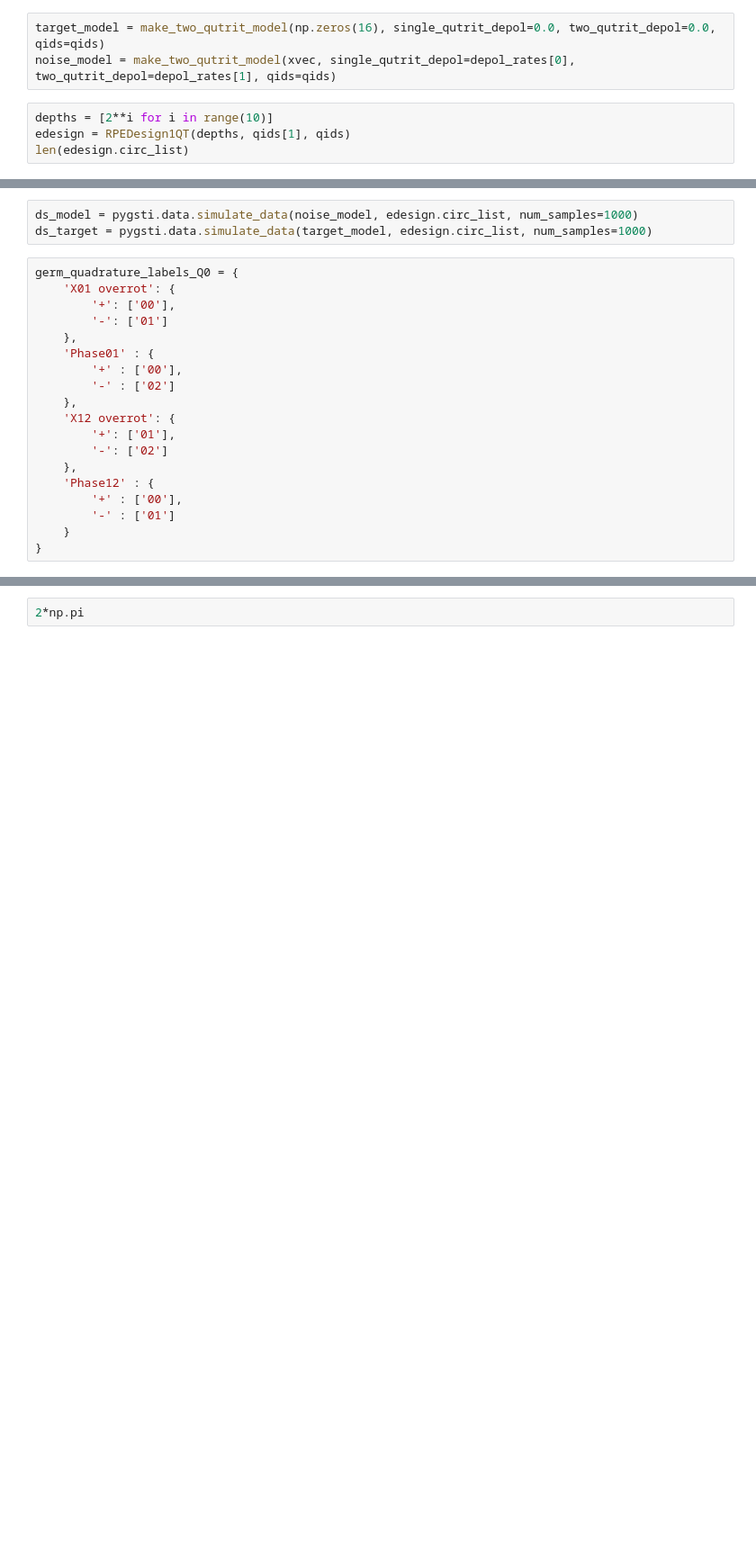
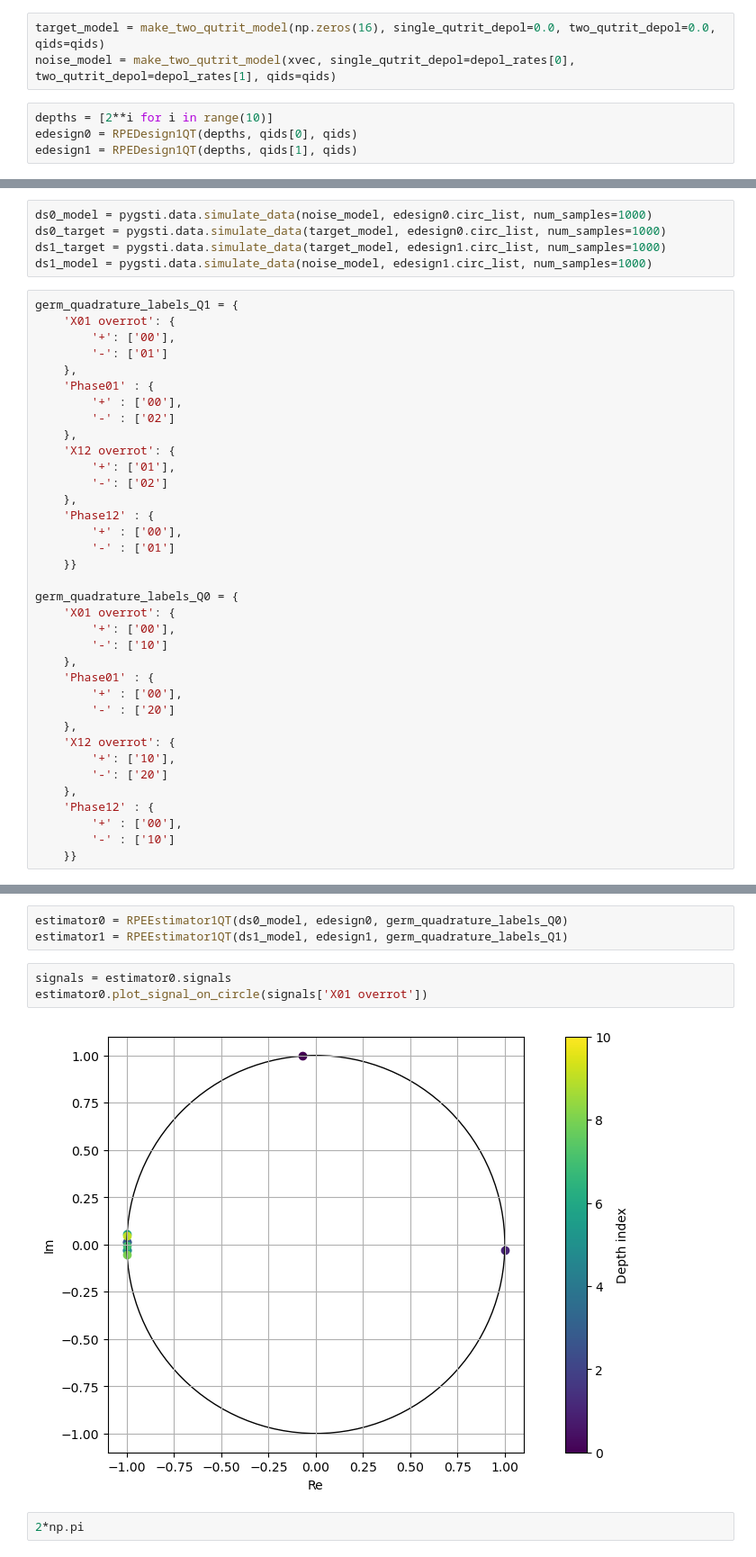
Before and after one commit to jpmarceaux/QutritRPE, a Jupyter notebook: qutrit_rpe.ipynb, the cells around one changed output, grey strips where cells are left out. Shown: that part at 90% size. Cells and saved outputs as stored; diff of their text form; blank space fills up the shorter version.

```diff
--- a/qutrit_rpe.ipynb
+++ b/qutrit_rpe.ipynb
@@ -75,5 +34,5 @@ target_model = make_two_qutrit_model(np.zeros(16), single_qutrit_depol=0.0, two_
 noise_model = make_two_qutrit_model(xvec, single_qutrit_depol=depol_rates[0], two_qutrit_depol=depol_rates[1], qids=qids)
 # %%
 depths = [2**i for i in range(10)]
-edesign = RPEDesign1QT(depths, qids[1], qids)
-len(edesign.circ_list)
+edesign0 = RPEDesign1QT(depths, qids[0], qids)
+edesign1 = RPEDesign1QT(depths, qids[1], qids)
@@ -87,8 +39,10 @@ circ = make_rpe_circuit(gX12(qid), prep, meas, 1, qids)
 # %%
-ds_model = pygsti.data.simulate_data(noise_model, edesign.circ_list, num_samples=1000)
-ds_target = pygsti.data.simulate_data(target_model, edesign.circ_list, num_samples=1000)
+ds0_model = pygsti.data.simulate_data(noise_model, edesign0.circ_list, num_samples=1000)
+ds0_target = pygsti.data.simulate_data(target_model, edesign0.circ_list, num_samples=1000)
+ds1_target = pygsti.data.simulate_data(target_model, edesign1.circ_list, num_samples=1000)
+ds1_model = pygsti.data.simulate_data(noise_model, edesign1.circ_list, num_samples=1000)
 # %%
-germ_quadrature_labels_Q0 = {
+germ_quadrature_labels_Q1 = {
     'X01 overrot': {
         '+': ['00'],
         '-': ['01']
@@ -104,5 +58,22 @@ germ_quadrature_labels_Q0 = {
     'Phase12' : {
         '+' : ['00'],
         '-' : ['01']
-    }
-}
+    }}
+
+germ_quadrature_labels_Q0 = {
+    'X01 overrot': {
+        '+': ['00'],
+        '-': ['10']
+    },
+    'Phase01' : {
+        '+' : ['00'],
+        '-' : ['20']
+    },
+    'X12 overrot': {
+        '+': ['10'],
+        '-': ['20']
+    },
+    'Phase12' : {
+        '+' : ['00'],
+        '-' : ['10']
+    }}
@@ -111,3 +80,11 @@ estimator = RPEEstimator1QT(ds_model, edesign, germ_quadrature_labels_Q0)
+# %%
+estimator0 = RPEEstimator1QT(ds0_model, edesign0, germ_quadrature_labels_Q0)
+estimator1 = RPEEstimator1QT(ds1_model, edesign1, germ_quadrature_labels_Q1)
+# %%
+signals = estimator0.signals
+estimator0.plot_signal_on_circle(signals['X01 overrot'])
+# %% [output]
+[figure, added]
 # %%
 2*np.pi
 # %% [output]
```
Also changed, not shown: parts of 42 cells of this notebook, 1 other file.
